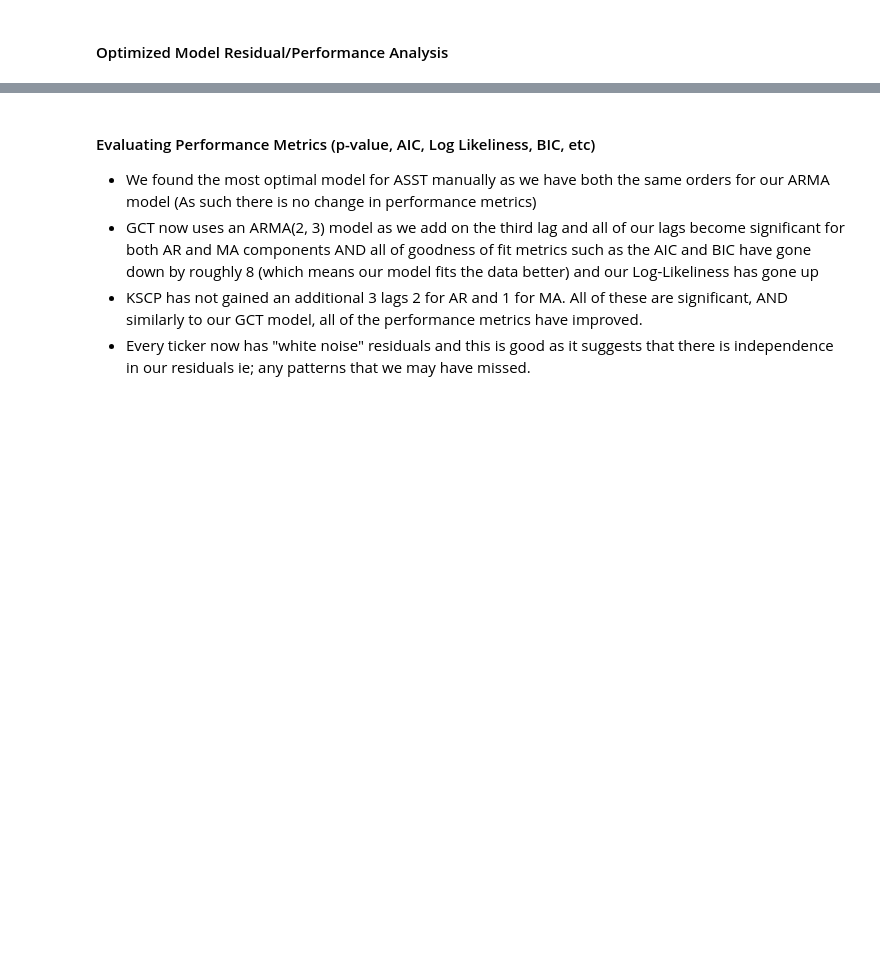
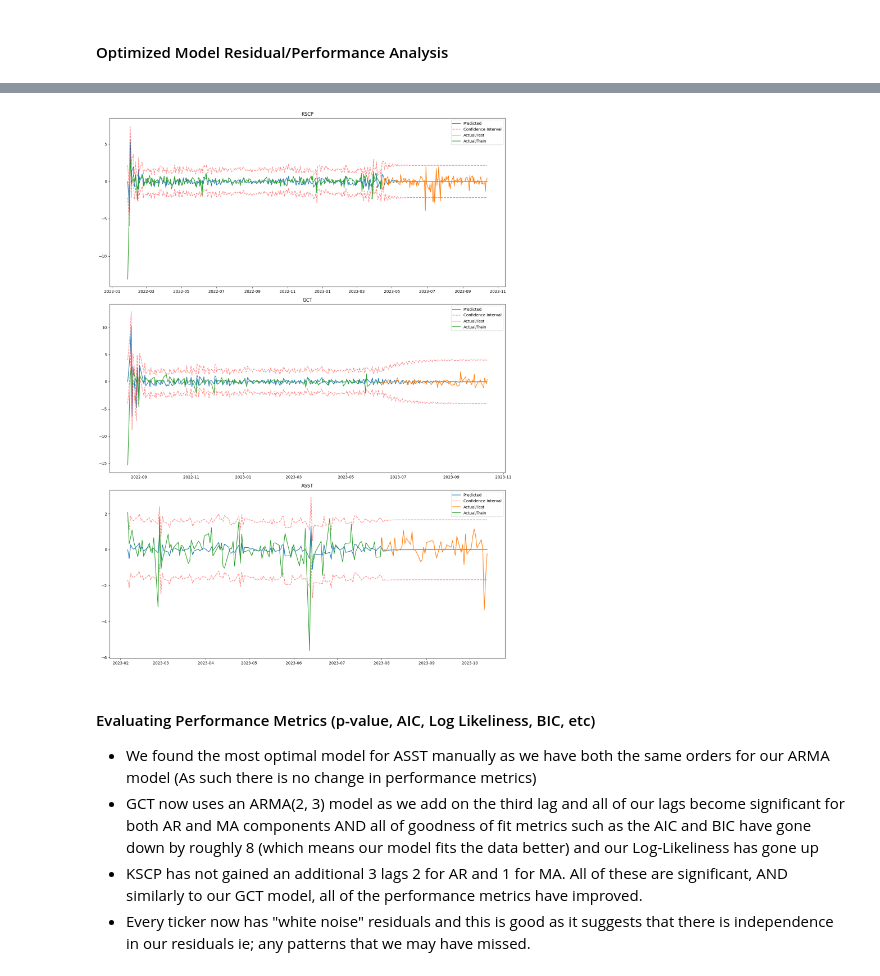
Before and after one commit to carefulDoppelganger/NotebookSamples, a Jupyter notebook: Model/simple_model.ipynb, the cells around one changed output, grey strips where cells are left out. Drawn from its saved outputs; the diff is of its cells as text; code cells hidden in the pictures; blank space fills up the shorter version.

Commit message:
analysis of optimized model

```diff
--- a/Model/simple_model.ipynb
+++ b/Model/simple_model.ipynb
@@ -489,6 +489,47 @@ Covariance Type:                  opg
 
 Warnings:
 [1] Covariance matrix calculated using the outer product of gradients (complex-step).
+# %%
+fitted_values = {}
+
+for i in ["KSCP", "GCT", "ASST"]:
+    temporary_train = train_scaled[train_scaled["TickerName"] == i]
+    temporary_test = test_scaled[test_scaled["TickerName"] == i]
+    model = optimal_fit[i]
+    fitted_train, conf_int_train = model.predict_in_sample(return_conf_int=True)
+    fitted_test, conf_int_test = model.predict(temporary_test.shape[0], return_conf_int=True)
+    fitted_values[i] = pd.concat([pd.Series(fitted_train), pd.Series(fitted_test)], ignore_index=True)
+    conf_int = np.concatenate([conf_int_train, conf_int_test])
+    conf_int_df = pd.DataFrame(conf_int, columns=["lower", "upper"])
+    fitted_values[i] = pd.concat([fitted_values[i], conf_int_df], axis=1)
+# %%
+fig, axes = plt.subplots(3, 1, figsize=(15, 20))
+
+for index, ticker in enumerate(fitted_values.keys()):
+    ax = axes[index]
+    temp_train = train_scaled[train_scaled["TickerName"] == ticker]
+    temp_test = test_scaled[test_scaled["TickerName"] == ticker]
+
+
+    formatting = temp_train["date"].to_list()
+    formatting2 = temp_train["close"].to_list()
+    formatting.append(temp_test["date"].iloc[0])
+    formatting2.append(temp_test["close"].iloc[0])
+
+    ax.plot(fixed_data[fixed_data["TickerName"] == ticker]["date"], fitted_values[ticker][0], label="Predicted")
+    ax.plot(fixed_data[fixed_data["TickerName"] == ticker]["date"], fitted_values[ticker]["lower"], '--r', label="Confidence Interval", alpha=0.5)
+    ax.plot(fixed_data[fixed_data["TickerName"] == ticker]["date"], fitted_values[ticker]["upper"], '--r', alpha=0.5)
+    ax.plot(temp_test["date"], temp_test["close"], label="Actual/Test")
+    ax.plot(formatting, formatting2, label="Actual/Train")
+
+    ax.plot()
+    ax.set_title(ticker)
+    ax.legend()
+
+plt.tight_layout()
+plt.show()
+# %% [output]
+[figure, added]
 # %% [markdown]
 #### Evaluating Performance Metrics (p-value, AIC, Log Likeliness, BIC, etc)
 - We found the most optimal model for ASST manually as we have both the same orders for our ARMA model (As such there is no change in performance metrics)
```
Also changed, not shown: parts of 8 cells of this notebook.
